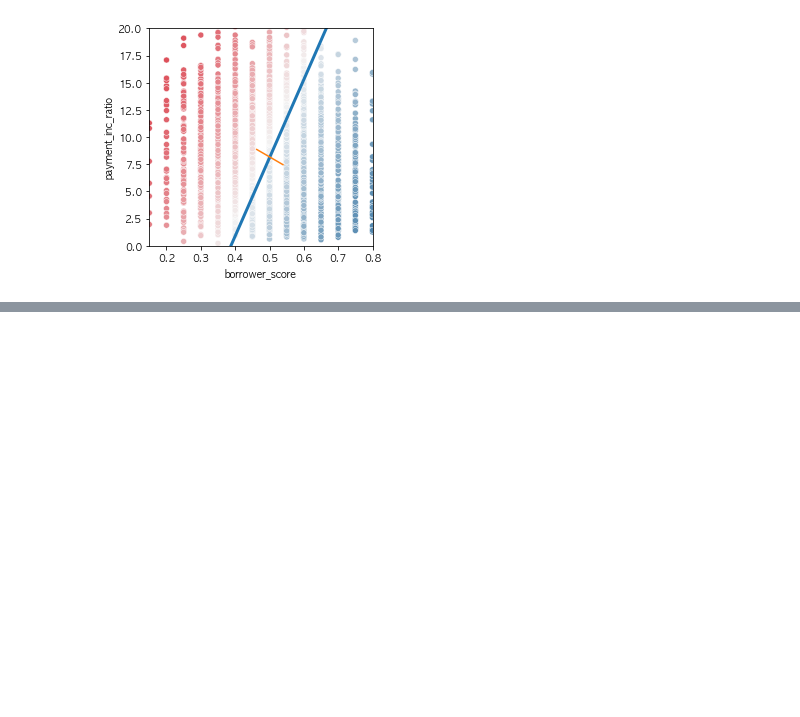
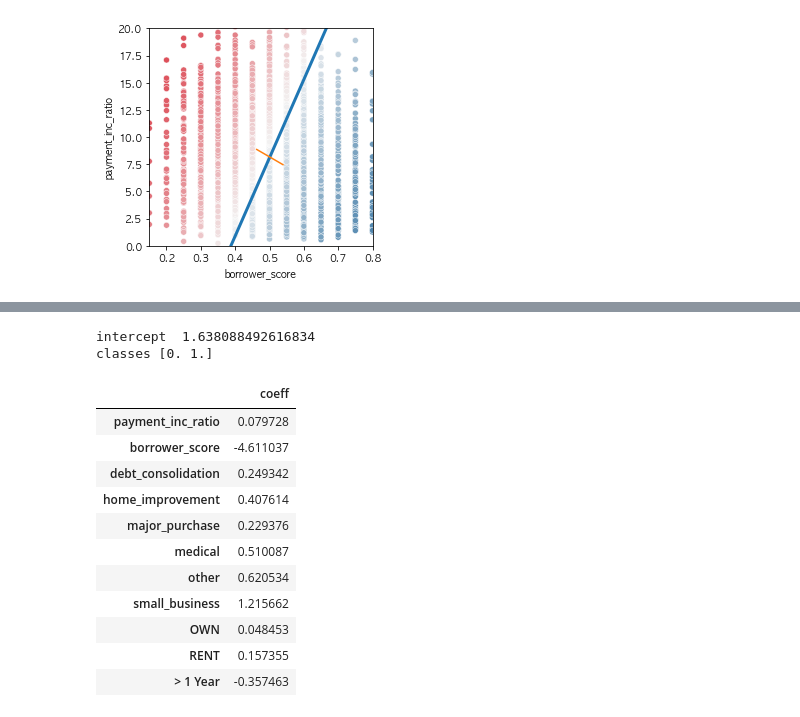
Before and after one commit to keemyo/Practical_Statistics, a Jupyter notebook: 05. 분류.ipynb, the cells around one changed output, grey strips where cells are left out. Saved outputs shown, nothing was run; the diff lists cells and outputs as text; code cells hidden in the pictures; blank space fills up the shorter version.

```diff
--- a/05. 분류.ipynb
+++ b/05. 분류.ipynb
@@ -208,0 +323,27 @@ array([4.66230812, 4.00213321])
+# %%
+from sklearn.preprocessing import OrdinalEncoder
+enc = OrdinalEncoder(categories=[['paid off', 'default']]) # orninal인코더를 만든다.
+y_enc = enc.fit_transform(loan_data[[outcome]]).ravel() #outcome을 fit_transform에서 바꿔준다.
+
+logit_reg_enc = LogisticRegression(penalty="l2", C=1e42, solver='liblinear') #선형회귀 모델 만들고
+logit_reg_enc.fit(X, y_enc) #피팅
+
+print('intercept ', logit_reg_enc.intercept_[0])
+print('classes', logit_reg_enc.classes_)
+pd.DataFrame({'coeff': logit_reg_enc.coef_[0]},
+             index=X.columns)
+# %% [output]
+intercept  1.638088492616834
+classes [0. 1.]
+|  | coeff |
+| payment_inc_ratio | 0.079728 |
+| borrower_score | -4.611037 |
+| debt_consolidation | 0.249342 |
+| home_improvement | 0.407614 |
+| major_purchase | 0.229376 |
+| medical | 0.510087 |
+| other | 0.620534 |
+| small_business | 1.215662 |
+| OWN | 0.048453 |
+| RENT | 0.157355 |
+| > 1 Year | -0.357463 |
```
Also changed, not shown: parts of 11 cells of this notebook.
